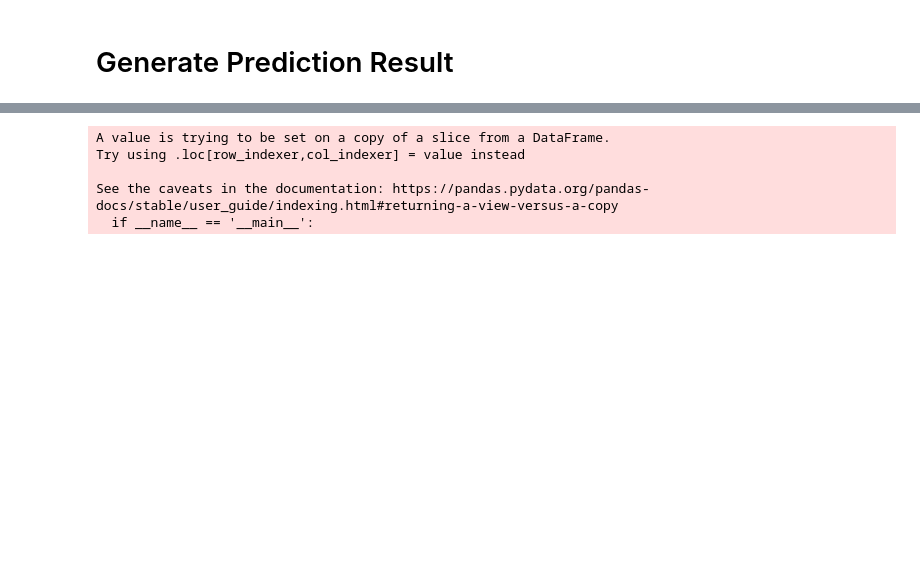
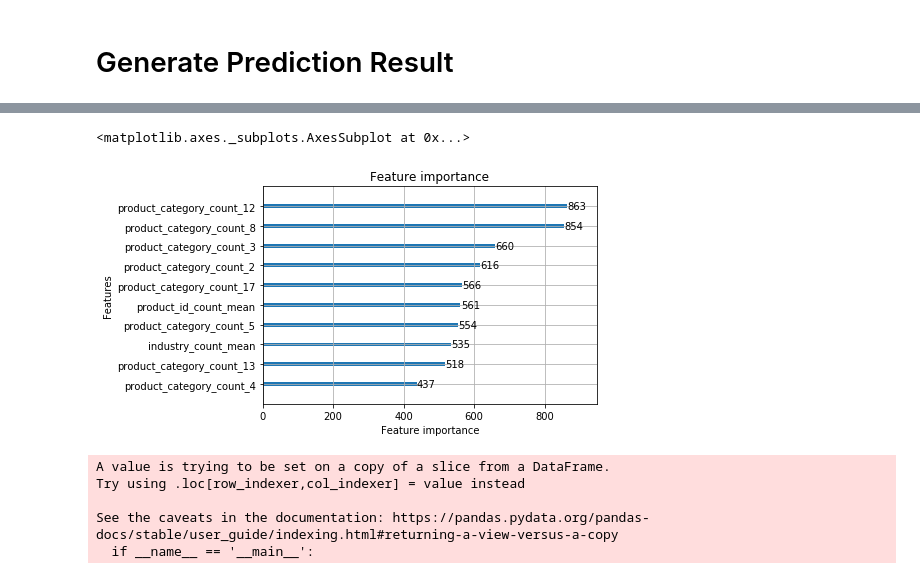
Before and after one commit to etveritas/taac20, a Jupyter notebook: assists.ipynb, the cells around one changed output, grey strips where cells are left out. Drawn from its saved outputs; the diff is of its cells as text; code cells hidden in the pictures; blank space fills up the shorter version.

```diff
--- a/assists.ipynb
+++ b/assists.ipynb
@@ -465,3 +462,8 @@ model_lgb_multi_gender = lgb.Booster(model_file=f"{UMDIR}/lgb_multi_gender_20200
+# %%
+lgb.plot_importance(model_lgb_multi_age, max_num_features=10)
+# %% [output]
+<matplotlib.axes._subplots.AxesSubplot at 0x...>
+[figure, added]
 # %%
 res = test_feat[[UID]]
 # %%
```
Also changed, not shown: parts of 31 cells of this notebook, 1 other file.
